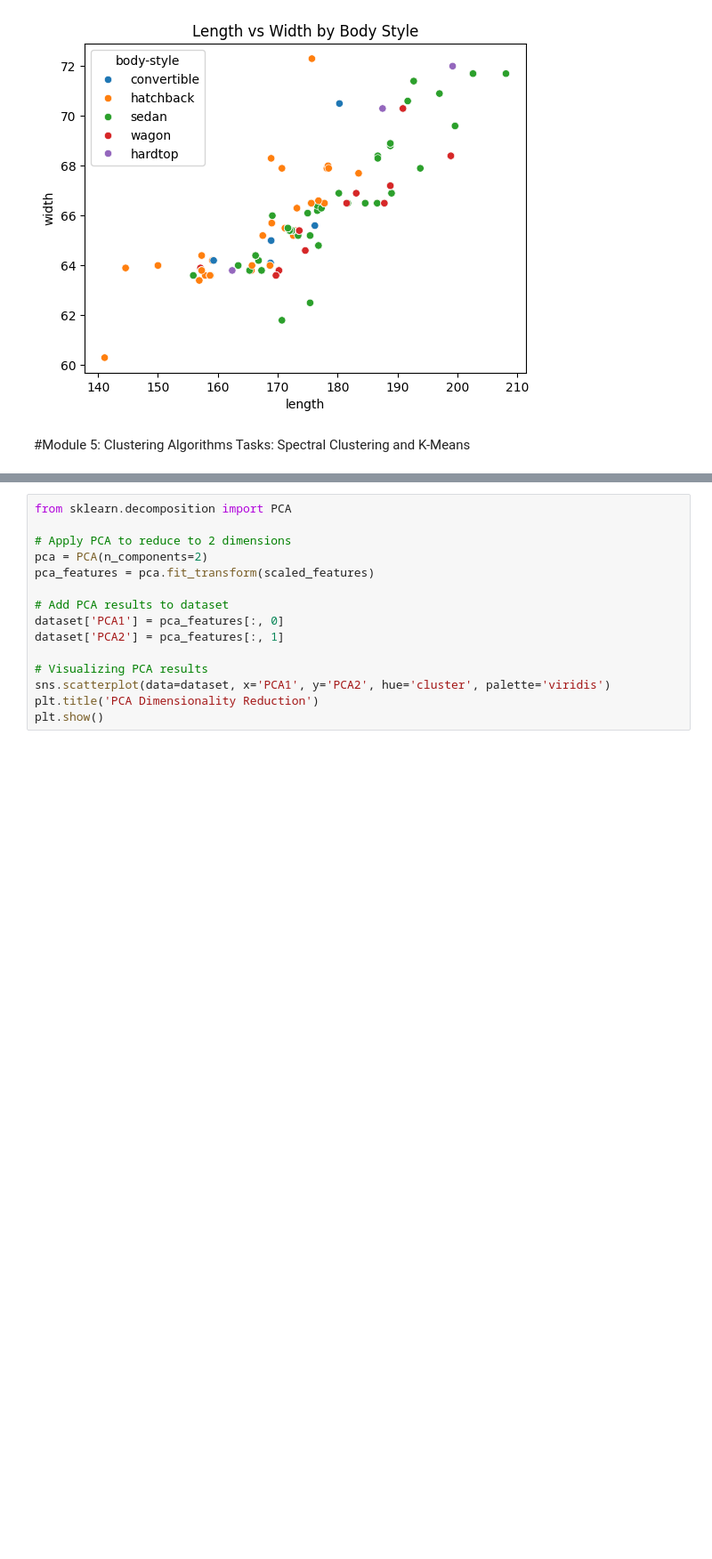
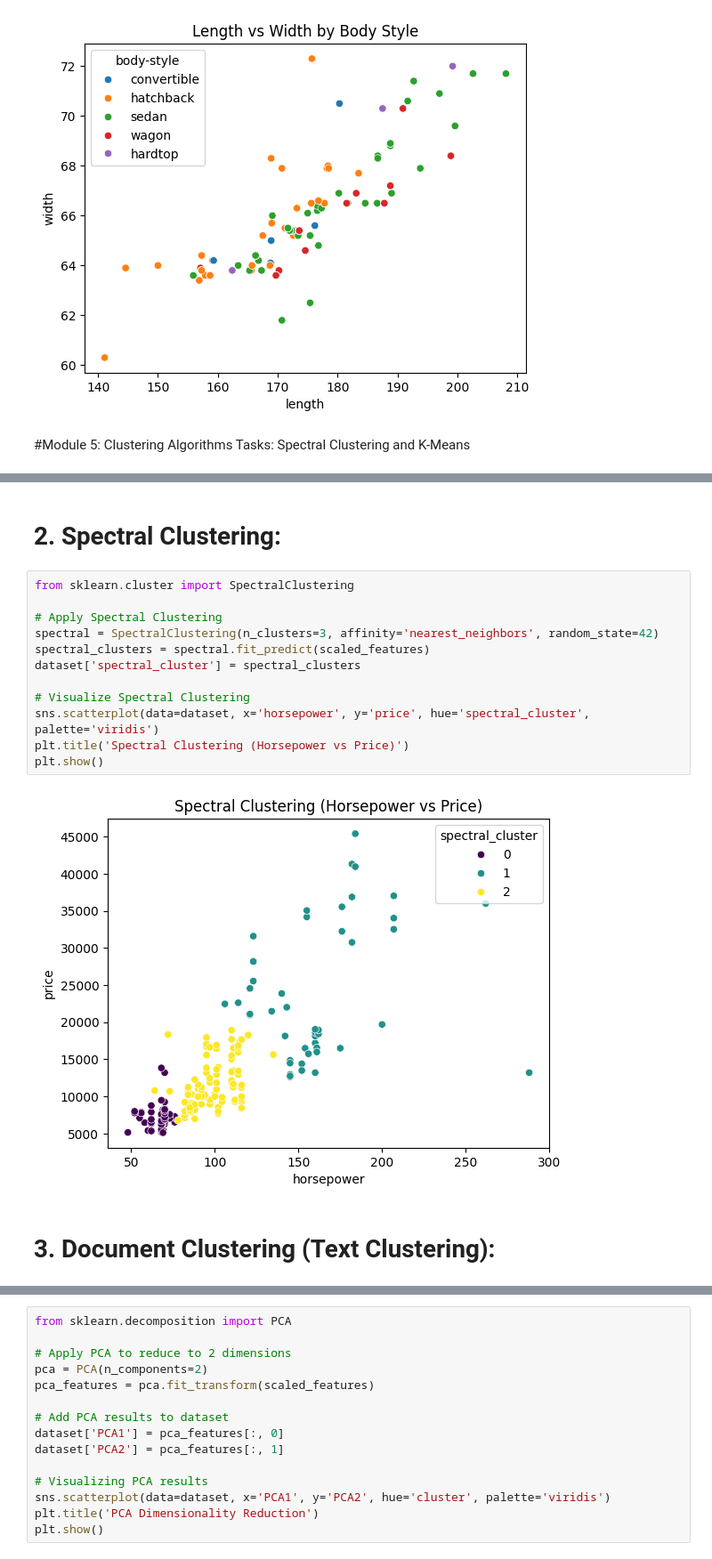
Before and after one commit to koushik0416/eda, a Jupyter notebook: eda_Da_1.ipynb, the cells around one changed output, grey strips where cells are left out. Shown at 89% size. Cells and saved outputs as stored; diff of their text form; blank space fills up the shorter version.

```diff
--- a/eda_Da_1.ipynb
+++ b/eda_Da_1.ipynb
@@ -243,0 +262,18 @@ plt.show()
+# %% [markdown]
+# 2. Spectral Clustering:
+# %%
+from sklearn.cluster import SpectralClustering
+
+# Apply Spectral Clustering
+spectral = SpectralClustering(n_clusters=3, affinity='nearest_neighbors', random_state=42)
+spectral_clusters = spectral.fit_predict(scaled_features)
+dataset['spectral_cluster'] = spectral_clusters
+
+# Visualize Spectral Clustering
+sns.scatterplot(data=dataset, x='horsepower', y='price', hue='spectral_cluster', palette='viridis')
+plt.title('Spectral Clustering (Horsepower vs Price)')
+plt.show()
+# %% [output]
+[figure, added]
+# %% [markdown]
+# 3. Document Clustering (Text Clustering):
```
Also changed, not shown: parts of 12 cells of this notebook.
